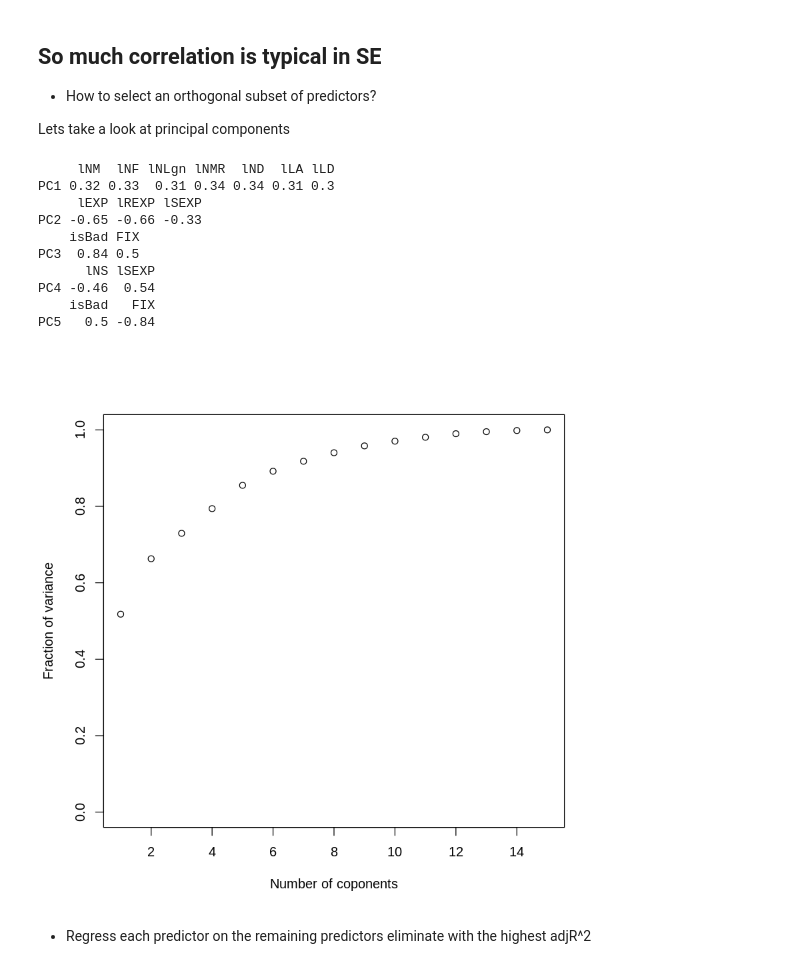
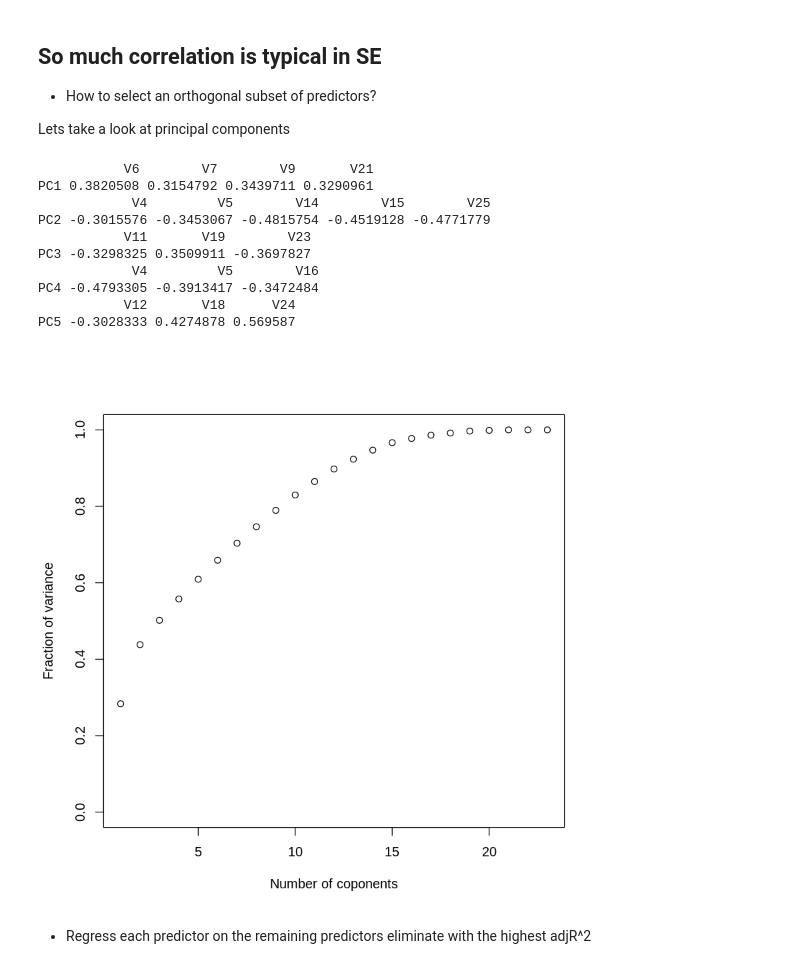
Before and after one commit to fdac17/FinalProjects, a Jupyter notebook: mp3.ipynb, the cells around one changed output. Drawn from its saved outputs; the diff is of its cells as text; code cells hidden in the pictures.

```diff
--- a/mp3.ipynb
+++ b/mp3.ipynb
@@ -58,7 +56,7 @@ Now, just show top correlations
 # %%
 # Define a function
 hiCor <- function(x, level){
-  res <- cor(x,method="spearman");
+  res <- cor(x,method="spearman",use="pairwise.complete.obs");
   res1 <- res; res1[res<0] <- -res[res < 0];
   for (i in 1:dim(x)[2]){
     res1[i,i] <- 0;
@@ -66,5 +64,5 @@ hiCor <- function(x, level){
   sel <- apply(res1,1,max) > level;
   res[sel,sel];
 }
-hiCor(data,.7)
+hiCor(data[,-c(1:3,17,28)],.7);# 17 is the same as 5
 # %% [output]
@@ -84,25 +86,38 @@ hiCor(data,.7)
 * How to select an orthogonal subset of predictors?
 
 Lets take a look at principal components
+# %%
+sumr = summary(data[,-c(1:3,17,28)]);
+dataTr = data [,-c(1:3,17,28)]
+for (i in dim(sumr)[1]){
+    md = as.double(sub('Median :', '', sumr[3,i]));
+    mn = as.double(sub('Mean   :', '', sumr[4,i]));
+    mx = as.double(sub('Max.   :', '', sumr[6,i]));
+    if (mn/md>2||mx>10*mn){
+        dataTr[,i] = log(dataTr[,i]+min(dataTr[,i],na.rm=T)+.1)
+    }
+}
 # %%
-plot(1:15,cumsum(prcomp(vars, retx=F,scale=T)$sdev^2)/sum(prcomp(vars, retx=F,scale=T)$sdev^2),ylim=c(0,1),xlab="Number of coponents",ylab="Fraction of variance");
-res<-prcomp(vars, retx=F,scale=T)$rotation[,1:5];
+dataTr1 = na.omit(dataTr)
+plot(1:dim(dataTr1)[2],cumsum(prcomp(dataTr1, retx=F,scale=T)$sdev^2)/sum(prcomp(dataTr1, retx=F,scale=T)$sdev^2),
+     ylim=c(0,1),xlab="Number of coponents",ylab="Fraction of variance");
+res<-prcomp(dataTr1, retx=F,scale=T)$rotation[,1:5];
 resAbs <- res;
 resAbs[res<0] <- -res[res<0];
 for (i in 1:5)
   print(t(res[resAbs[,i]>.3,i,drop=FALSE]));
 # %% [output]
-     lNM  lNF lNLgn lNMR  lND  lLA lLD
-PC1 0.32 0.33  0.31 0.34 0.34 0.31 0.3
-     lEXP lREXP lSEXP
-PC2 -0.65 -0.66 -0.33
-    isBad FIX
-PC3  0.84 0.5
-      lNS lSEXP
-PC4 -0.46  0.54
-    isBad   FIX
-PC5   0.5 -0.84
+           V6        V7        V9       V21
+PC1 0.3820508 0.3154792 0.3439711 0.3290961
+            V4         V5        V14        V15        V25
+PC2 -0.3015576 -0.3453067 -0.4815754 -0.4519128 -0.4771779
+           V11       V19        V23
+PC3 -0.3298325 0.3509911 -0.3697827
+            V4         V5        V16
+PC4 -0.4793305 -0.3913417 -0.3472484
+           V12       V18      V24
+PC5 -0.3028333 0.4274878 0.569587
-[figure, old version]
+[figure, new version]
 # %% [markdown]
 * Regress each predictor on the remaining predictors
 eliminate with the highest adjR^2
```
Also changed, not shown: parts of 12 cells of this notebook.
